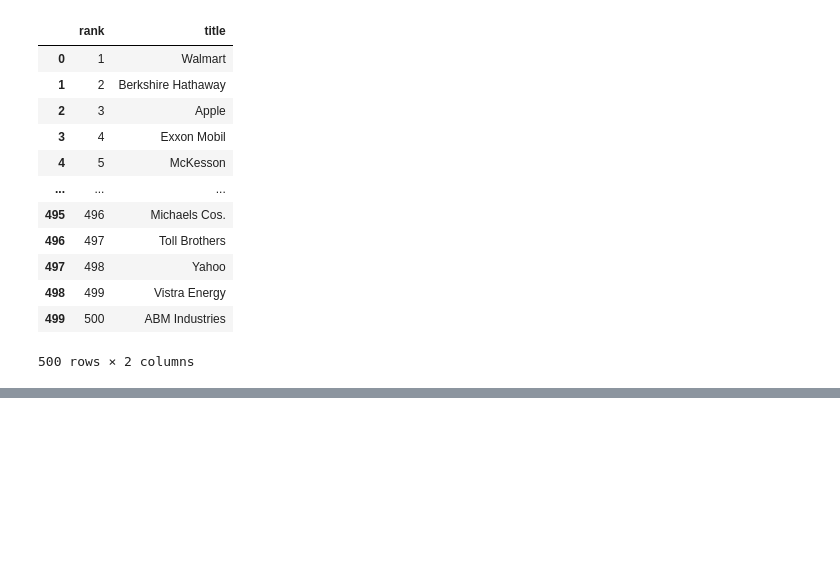
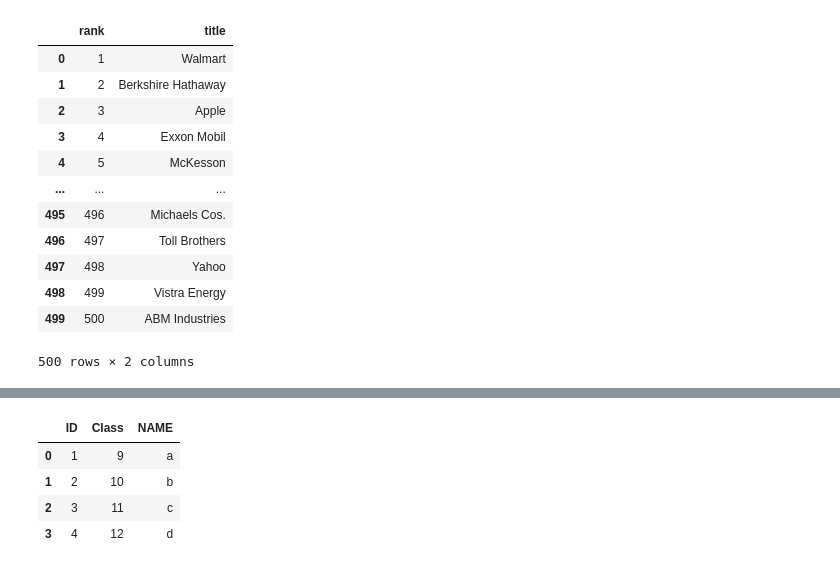
Before and after one commit to AkashSalmuthe/Python-Noteboks, a Jupyter notebook: Pandas_Basics.ipynb, the cells around one changed output, grey strips where cells are left out. Cells and saved outputs as stored; diff of their text form; code cells hidden in the pictures; blank space fills up the shorter version.

```diff
--- a/Pandas_Basics.ipynb
+++ b/Pandas_Basics.ipynb
@@ -1342,0 +1463,8 @@ data.iloc[0:,0:2]
+# %%
+pd.merge(df1,df2,on = 'ID')
+# %% [output]
+|  | ID | Class | NAME |
+| 0 | 1 | 9 | a |
+| 1 | 2 | 10 | b |
+| 2 | 3 | 11 | c |
+| 3 | 4 | 12 | d |
```
Also changed, not shown: parts of 25 cells of this notebook.
